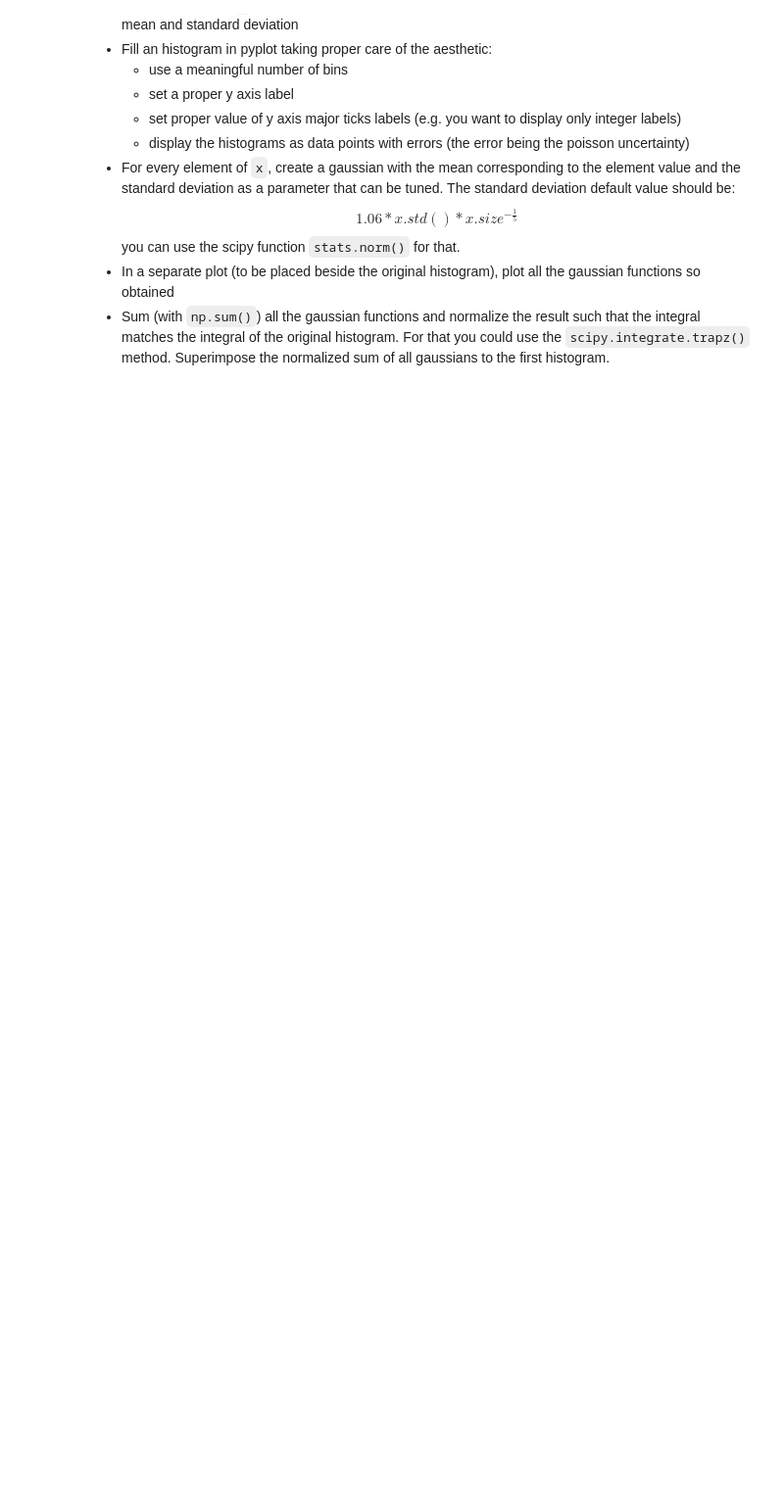
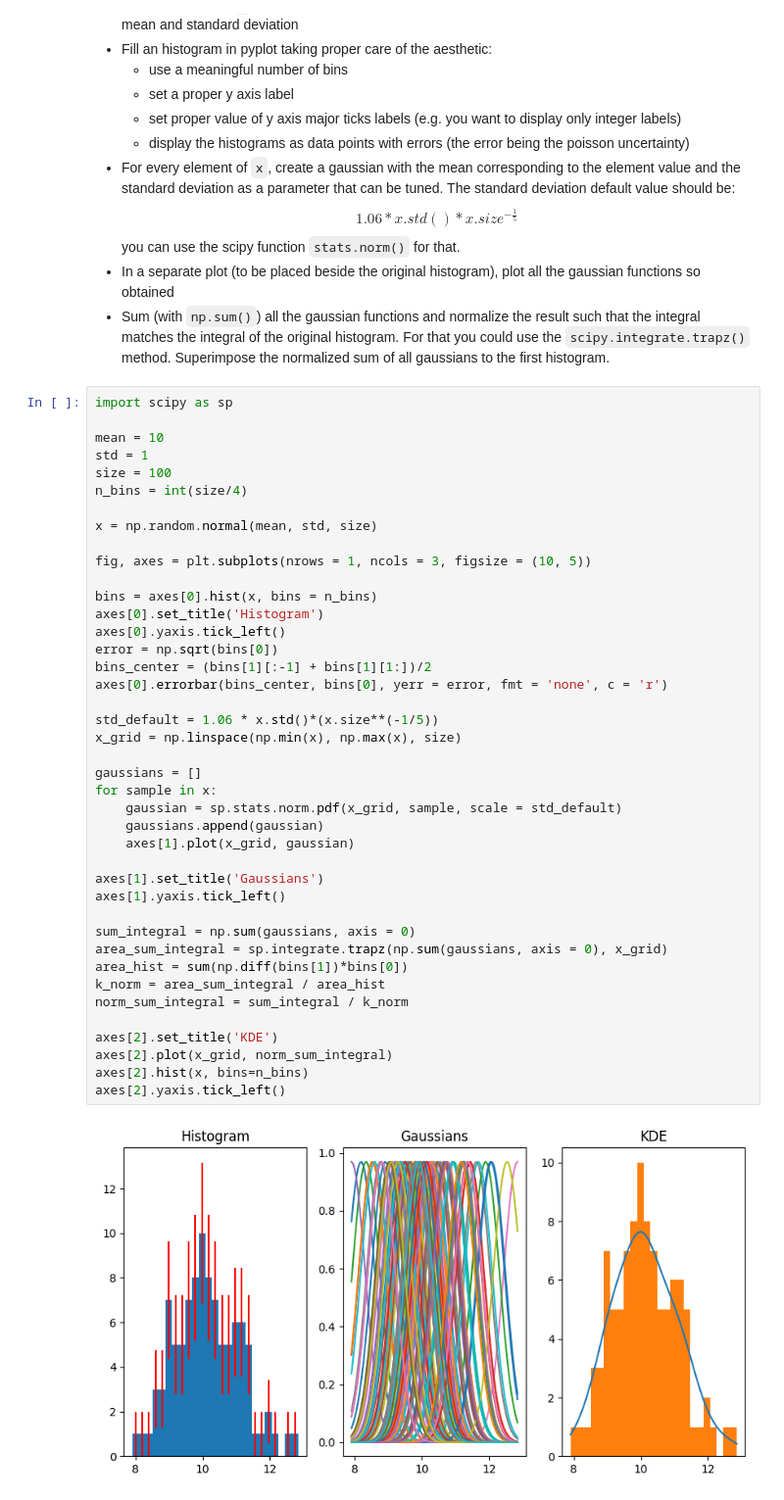
Before and after one commit to zucchett/ScientificComputingWithPython2022, a Jupyter notebook: 7/07ex_visualization.ipynb, the cells around one changed output. Shown at 98% size. Saved outputs shown, nothing was run; the diff lists cells and outputs as text; blank space fills up the shorter version.

```diff
--- a/7/07ex_visualization.ipynb
+++ b/7/07ex_visualization.ipynb
@@ -177,3 +199,46 @@ $$ 1.06 * x.std() * x.size ^{-\frac{1}{5}} $$
 you can use the scipy function `stats.norm()` for that.
 * In a separate plot (to be placed beside the original histogram), plot all the gaussian functions so obtained
 * Sum (with `np.sum()`) all the gaussian functions and normalize the result such that the integral matches the integral of the original histogram. For that you could use the `scipy.integrate.trapz()` method. Superimpose the normalized sum of all gaussians to the first histogram.
+# %%
+import scipy as sp
+
+mean = 10
+std = 1
+size = 100
+n_bins = int(size/4)
+
+x = np.random.normal(mean, std, size)
+
+fig, axes = plt.subplots(nrows = 1, ncols = 3, figsize = (10, 5))
+
+bins = axes[0].hist(x, bins = n_bins)
+axes[0].set_title('Histogram')
+axes[0].yaxis.tick_left()
+error = np.sqrt(bins[0])
+bins_center = (bins[1][:-1] + bins[1][1:])/2
+axes[0].errorbar(bins_center, bins[0], yerr = error, fmt = 'none', c = 'r')
+
+std_default = 1.06 * x.std()*(x.size**(-1/5))
+x_grid = np.linspace(np.min(x), np.max(x), size)
+
+gaussians = []
+for sample in x:
+    gaussian = sp.stats.norm.pdf(x_grid, sample, scale = std_default)
+    gaussians.append(gaussian)
+    axes[1].plot(x_grid, gaussian)
+
+axes[1].set_title('Gaussians')
+axes[1].yaxis.tick_left()
+
+sum_integral = np.sum(gaussians, axis = 0)
+area_sum_integral = sp.integrate.trapz(np.sum(gaussians, axis = 0), x_grid)
+area_hist = sum(np.diff(bins[1])*bins[0])
+k_norm = area_sum_integral / area_hist
+norm_sum_integral = sum_integral / k_norm
+
+axes[2].set_title('KDE')
+axes[2].plot(x_grid, norm_sum_integral)
+axes[2].hist(x, bins=n_bins)
+axes[2].yaxis.tick_left()
+# %% [output]
+[figure, added]
```
Also changed, not shown: parts of 5 cells of this notebook.
